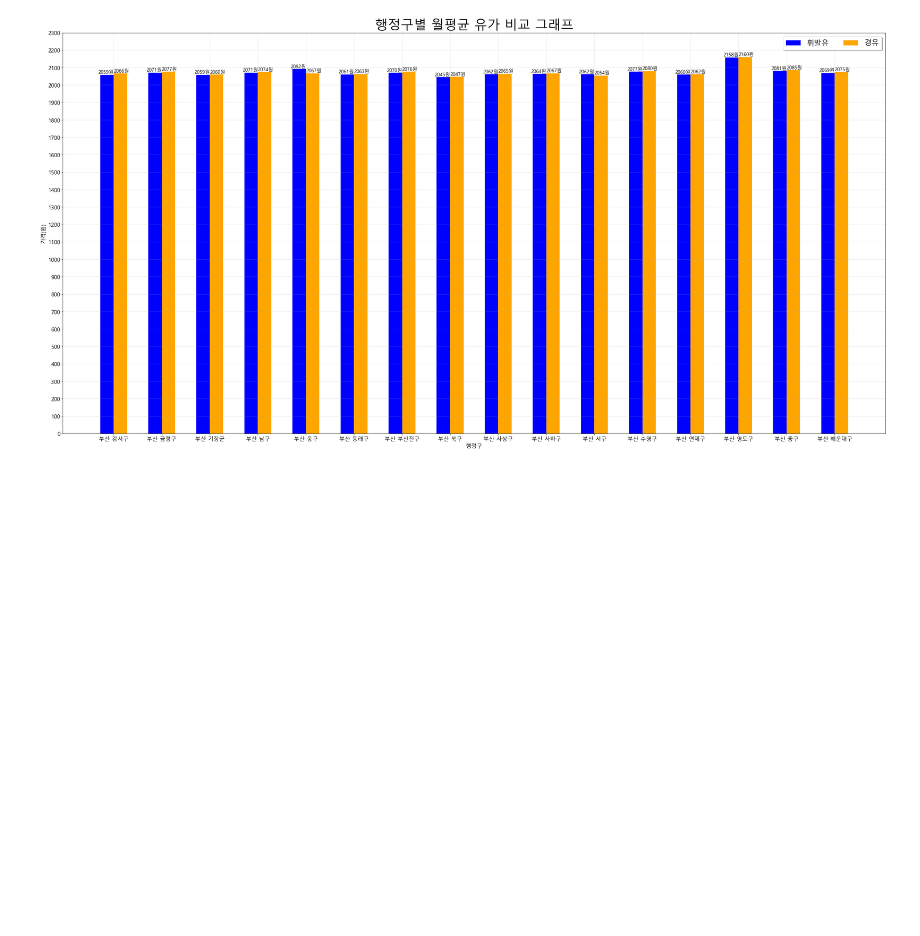
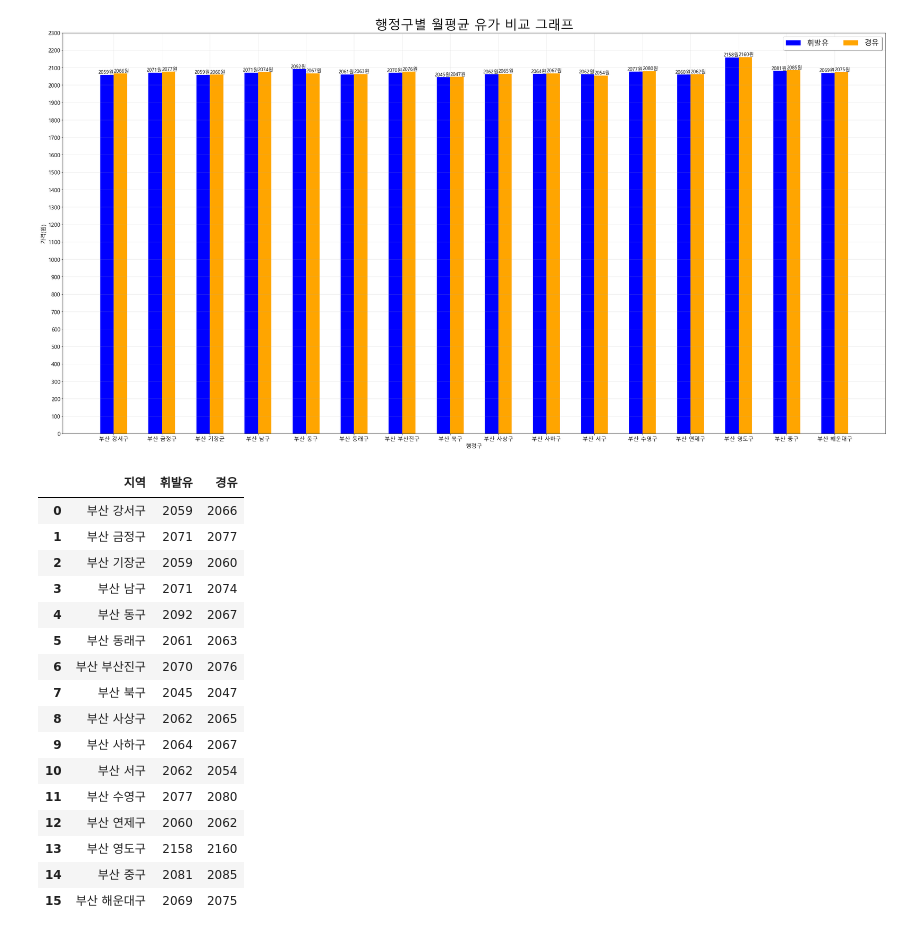
Before and after one commit to certainly-I/Busan-Oil-Price-Analysis, a Jupyter notebook: 주유소_전처리.ipynb, the cells around one changed output. Saved outputs shown, nothing was run; the diff lists cells and outputs as text; code cells hidden in the pictures; blank space fills up the shorter version.

```diff
--- a/주유소_전처리.ipynb
+++ b/주유소_전처리.ipynb
@@ -550,0 +576,21 @@ plt.show()
+# %%
+gu_monthly_oil_max_price = gu_monthly_oil_max_price.reset_index()
+gu_monthly_oil_max_price
+# %% [output]
+|  | 지역 | 휘발유 | 경유 |
+| 0 | 부산 강서구 | 2059 | 2066 |
+| 1 | 부산 금정구 | 2071 | 2077 |
+| 2 | 부산 기장군 | 2059 | 2060 |
+| 3 | 부산 남구 | 2071 | 2074 |
+| 4 | 부산 동구 | 2092 | 2067 |
+| 5 | 부산 동래구 | 2061 | 2063 |
+| 6 | 부산 부산진구 | 2070 | 2076 |
+| 7 | 부산 북구 | 2045 | 2047 |
+| 8 | 부산 사상구 | 2062 | 2065 |
+| 9 | 부산 사하구 | 2064 | 2067 |
+| 10 | 부산 서구 | 2062 | 2054 |
+| 11 | 부산 수영구 | 2077 | 2080 |
+| 12 | 부산 연제구 | 2060 | 2062 |
+| 13 | 부산 영도구 | 2158 | 2160 |
+| 14 | 부산 중구 | 2081 | 2085 |
+| 15 | 부산 해운대구 | 2069 | 2075 |
```
Also changed, not shown: parts of 7 cells of this notebook, 1 other file.
